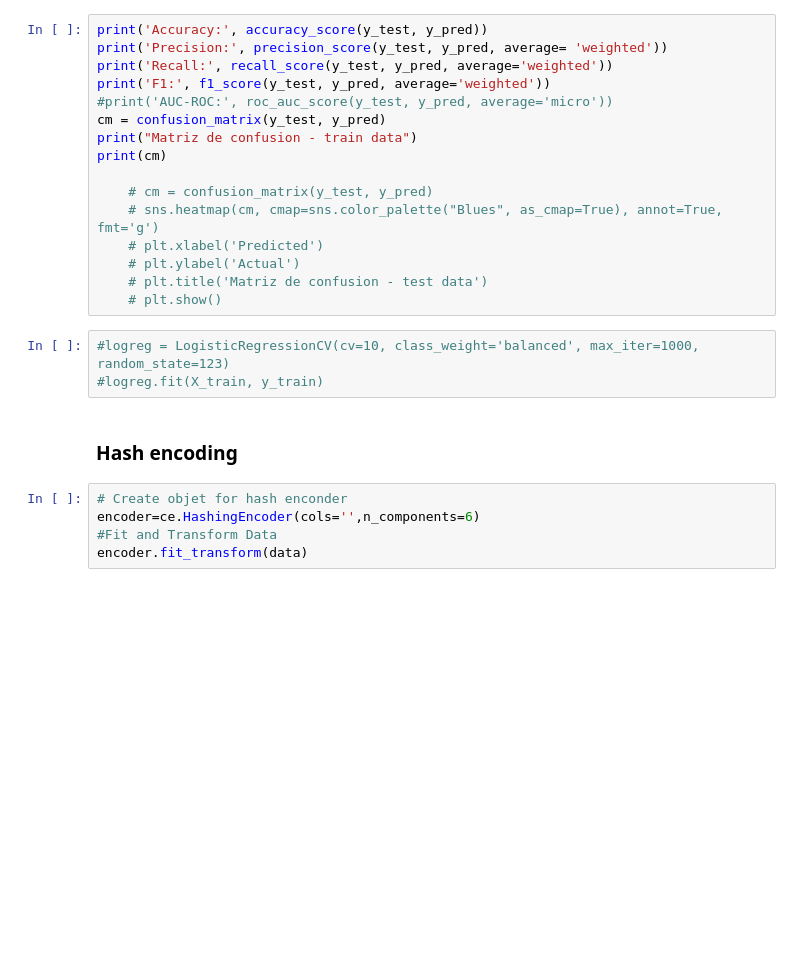
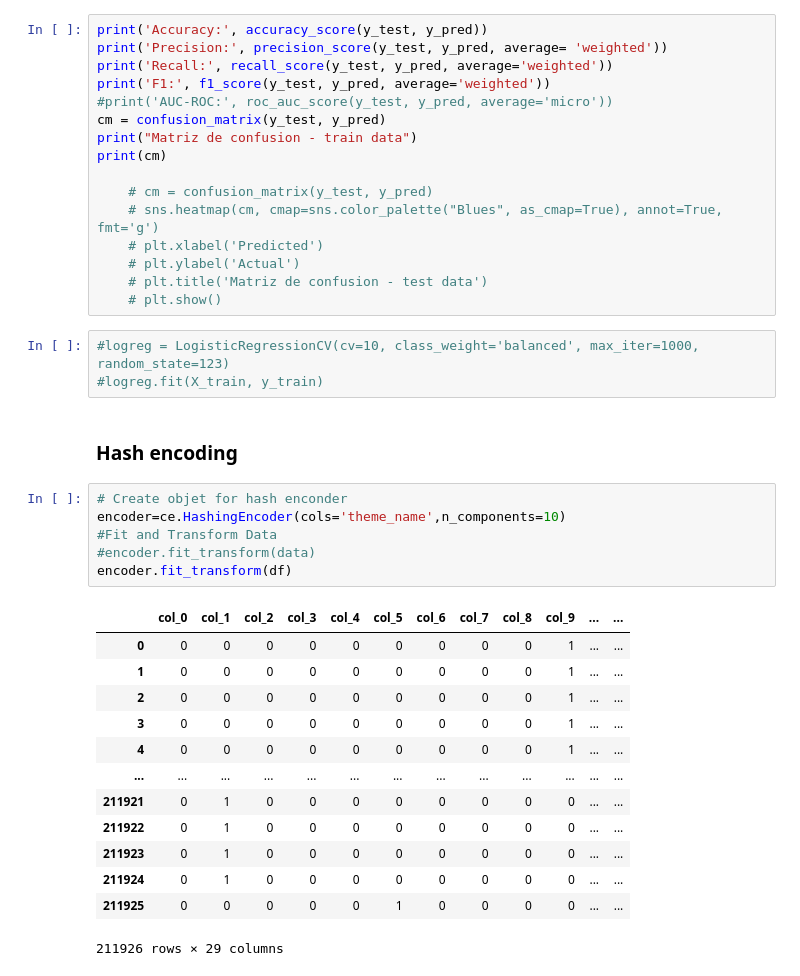
Before and after one commit to BenjaSar/AdD, a Jupyter notebook: TP_Integrador_AdD.ipynb, the cells around one changed output. Cells and saved outputs as stored; diff of their text form; blank space fills up the shorter version.

```diff
--- a/TP_Integrador_AdD.ipynb
+++ b/TP_Integrador_AdD.ipynb
@@ -1442,6 +1527,21 @@ print(cm)
 ### Hash encoding
 # %%
 # Create objet for hash enconder
-encoder=ce.HashingEncoder(cols='',n_components=6)
+encoder=ce.HashingEncoder(cols='theme_name',n_components=10)
 #Fit and Transform Data
-encoder.fit_transform(data)
+#encoder.fit_transform(data)
+encoder.fit_transform(df)
+# %% [output]
+|  | col_0 | col_1 | col_2 | col_3 | col_4 | col_5 | col_6 | col_7 | col_8 | col_9 | ... | ... |
+| 0 | 0 | 0 | 0 | 0 | 0 | 0 | 0 | 0 | 0 | 1 | ... | ... |
+| 1 | 0 | 0 | 0 | 0 | 0 | 0 | 0 | 0 | 0 | 1 | ... | ... |
+| 2 | 0 | 0 | 0 | 0 | 0 | 0 | 0 | 0 | 0 | 1 | ... | ... |
+| 3 | 0 | 0 | 0 | 0 | 0 | 0 | 0 | 0 | 0 | 1 | ... | ... |
+| 4 | 0 | 0 | 0 | 0 | 0 | 0 | 0 | 0 | 0 | 1 | ... | ... |
+| ... | ... | ... | ... | ... | ... | ... | ... | ... | ... | ... | ... | ... |
+| 211921 | 0 | 1 | 0 | 0 | 0 | 0 | 0 | 0 | 0 | 0 | ... | ... |
+| 211922 | 0 | 1 | 0 | 0 | 0 | 0 | 0 | 0 | 0 | 0 | ... | ... |
+| 211923 | 0 | 1 | 0 | 0 | 0 | 0 | 0 | 0 | 0 | 0 | ... | ... |
+| 211924 | 0 | 1 | 0 | 0 | 0 | 0 | 0 | 0 | 0 | 0 | ... | ... |
+| 211925 | 0 | 0 | 0 | 0 | 0 | 1 | 0 | 0 | 0 | 0 | ... | ... |
+211926 rows × 29 columns
```
Also changed, not shown: parts of 36 cells of this notebook.
